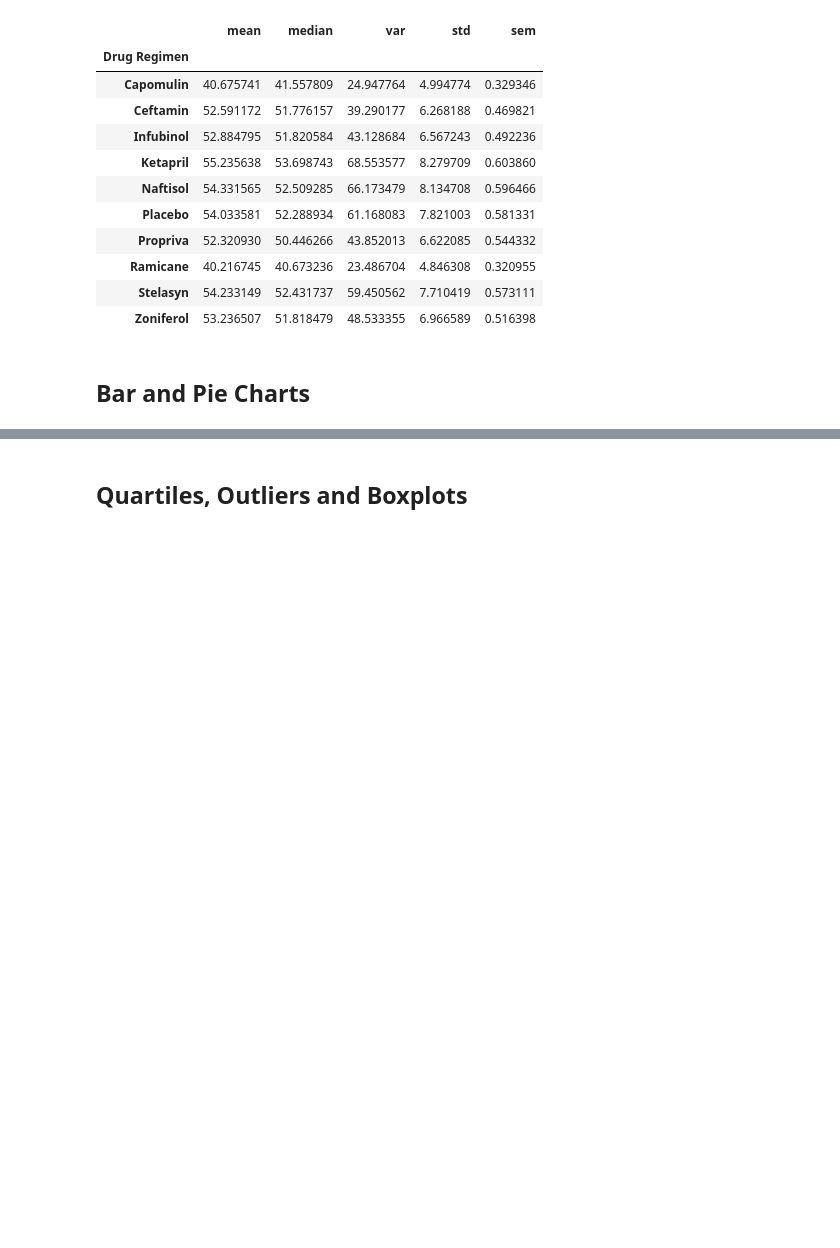
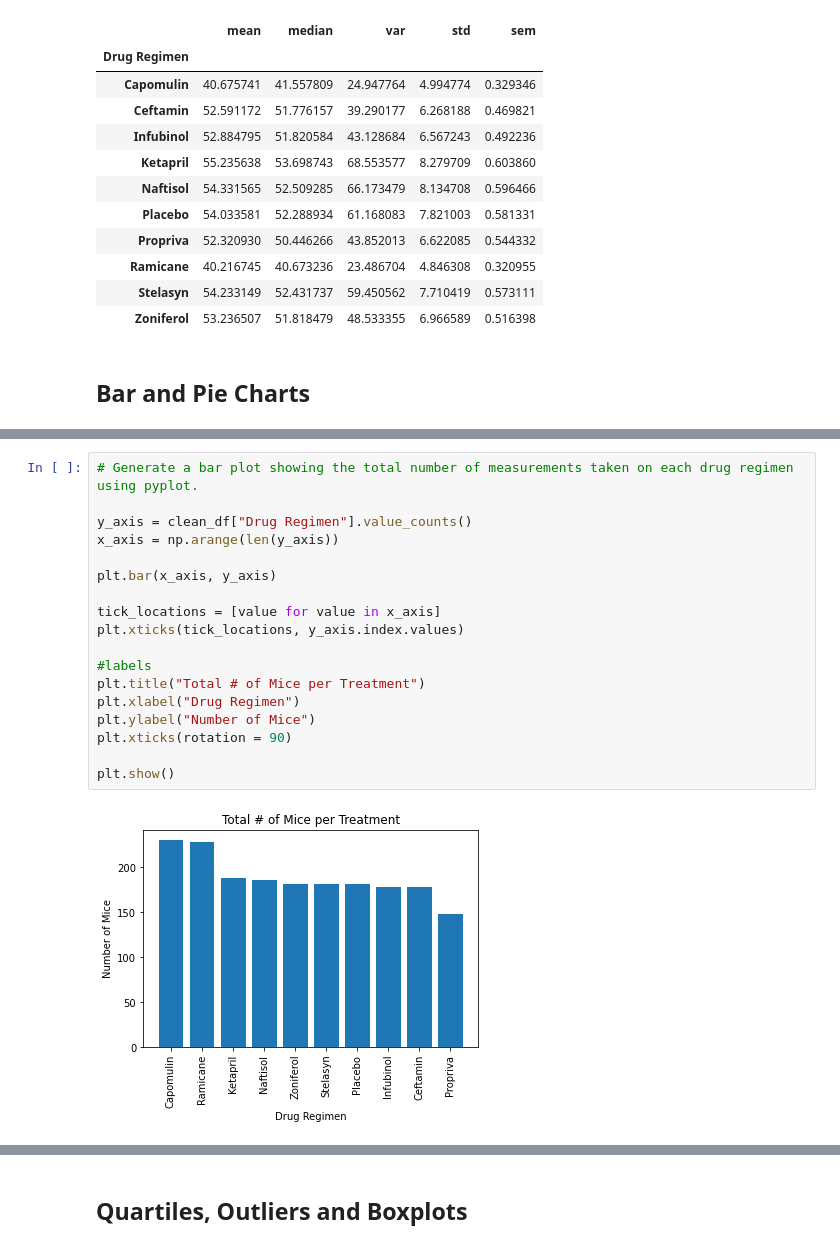
Before and after one commit to nstefanek/matplotlib, a Jupyter notebook: pymaceuticals_starter.ipynb, the cells around one changed output, grey strips where cells are left out. Cells and saved outputs as stored; diff of their text form; blank space fills up the shorter version.

```diff
--- a/pymaceuticals_starter.ipynb
+++ b/pymaceuticals_starter.ipynb
@@ -132,2 +141,22 @@ clean_df.groupby("Drug Regimen")["Tumor Volume (mm3)"].agg(["mean", "median", "v
+# %%
+# Generate a bar plot showing the total number of measurements taken on each drug regimen using pyplot.
+
+y_axis = clean_df["Drug Regimen"].value_counts()
+x_axis = np.arange(len(y_axis))
+
+plt.bar(x_axis, y_axis)
+
+tick_locations = [value for value in x_axis]
+plt.xticks(tick_locations, y_axis.index.values)
+
+#labels
+plt.title("Total # of Mice per Treatment")
+plt.xlabel("Drug Regimen")
+plt.ylabel("Number of Mice")
+plt.xticks(rotation = 90)
+
+plt.show()
+# %% [output]
+[figure, added]
 # %%
 # Generate a pie plot showing the distribution of female versus male mice using pandas
```
Also changed, not shown: parts of 4 cells of this notebook.
